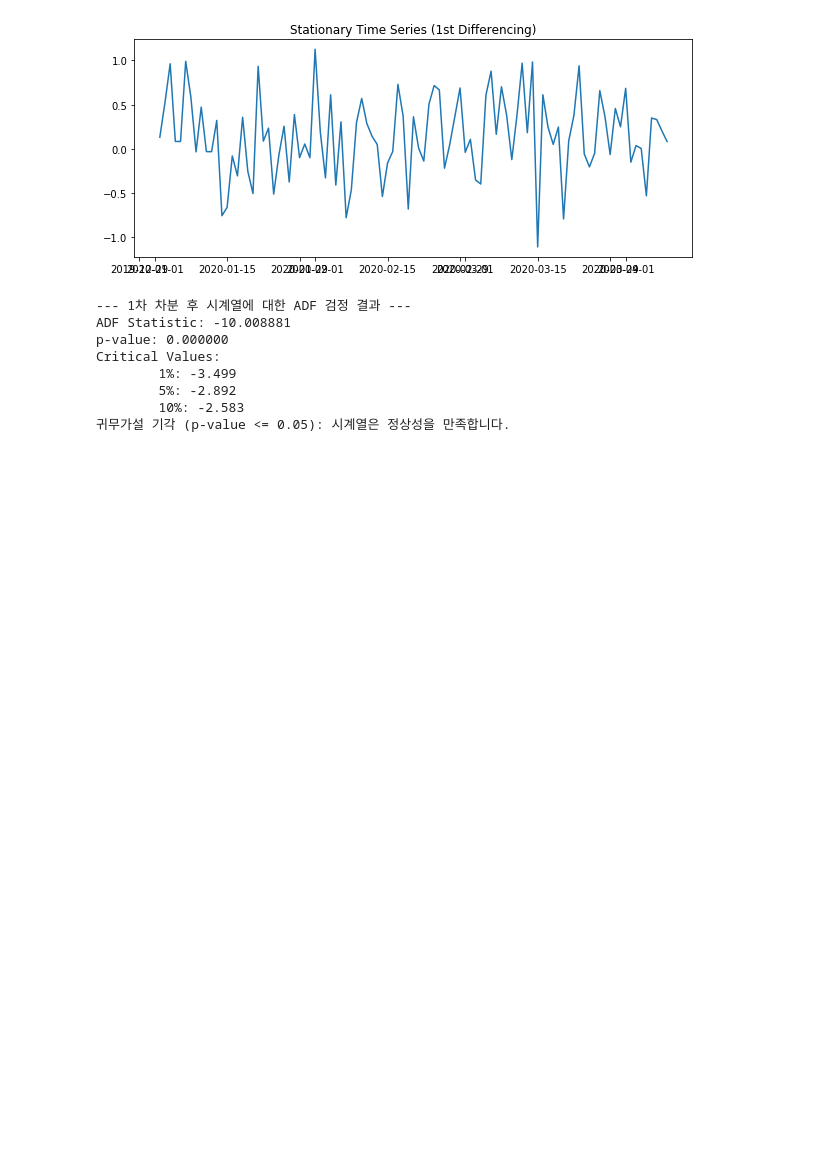
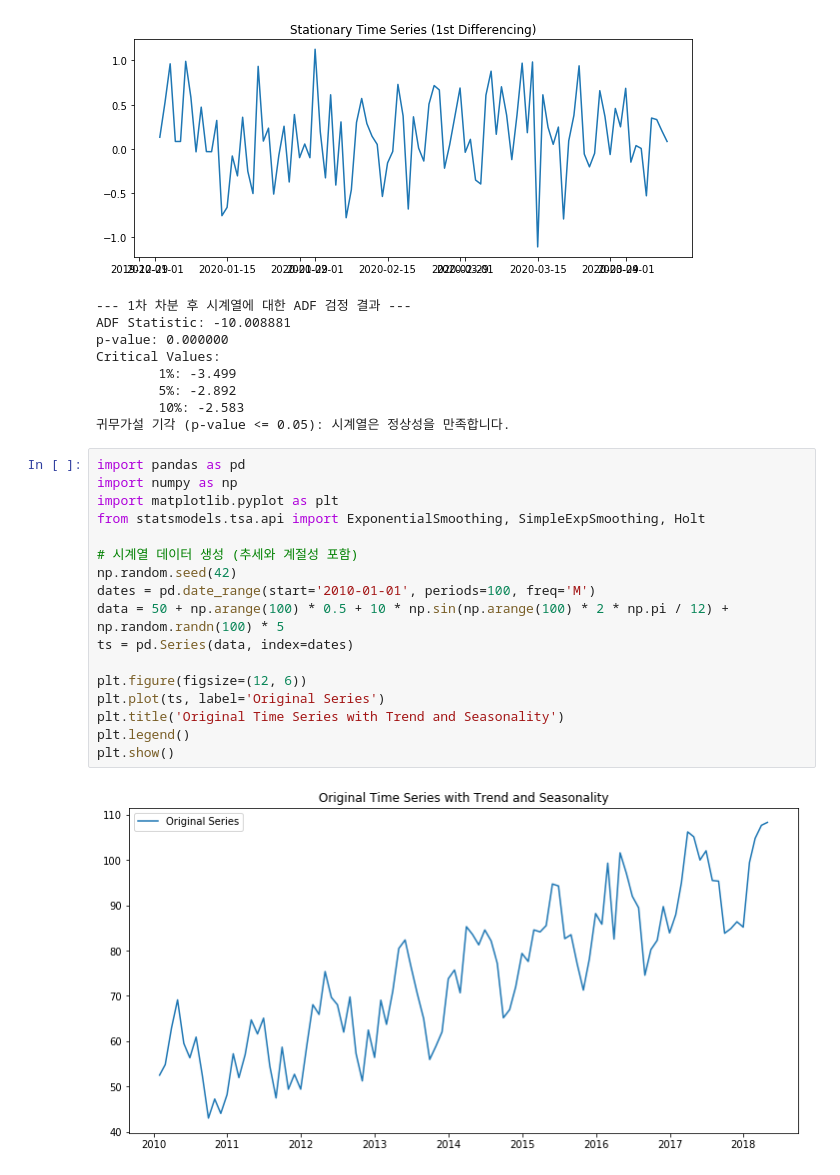
Before and after one commit to kangspa/ADP-study, a Jupyter notebook: PracticeTest/practice.ipynb, the cells around one changed output. Saved outputs shown, nothing was run; the diff lists cells and outputs as text; blank space fills up the shorter version.

```diff
--- a/PracticeTest/practice.ipynb
+++ b/PracticeTest/practice.ipynb
@@ -517,3 +517,22 @@ Critical Values:
         5%: -2.892
         10%: -2.583
 귀무가설 기각 (p-value <= 0.05): 시계열은 정상성을 만족합니다.
+# %%
+import pandas as pd
+import numpy as np
+import matplotlib.pyplot as plt
+from statsmodels.tsa.api import ExponentialSmoothing, SimpleExpSmoothing, Holt
+
+# 시계열 데이터 생성 (추세와 계절성 포함)
+np.random.seed(42)
+dates = pd.date_range(start='2010-01-01', periods=100, freq='M')
+data = 50 + np.arange(100) * 0.5 + 10 * np.sin(np.arange(100) * 2 * np.pi / 12) + np.random.randn(100) * 5
+ts = pd.Series(data, index=dates)
+
+plt.figure(figsize=(12, 6))
+plt.plot(ts, label='Original Series')
+plt.title('Original Time Series with Trend and Seasonality')
+plt.legend()
+plt.show()
+# %% [output]
+[figure, added]
```
Also changed, not shown: parts of 2 cells of this notebook, 6 other files.
